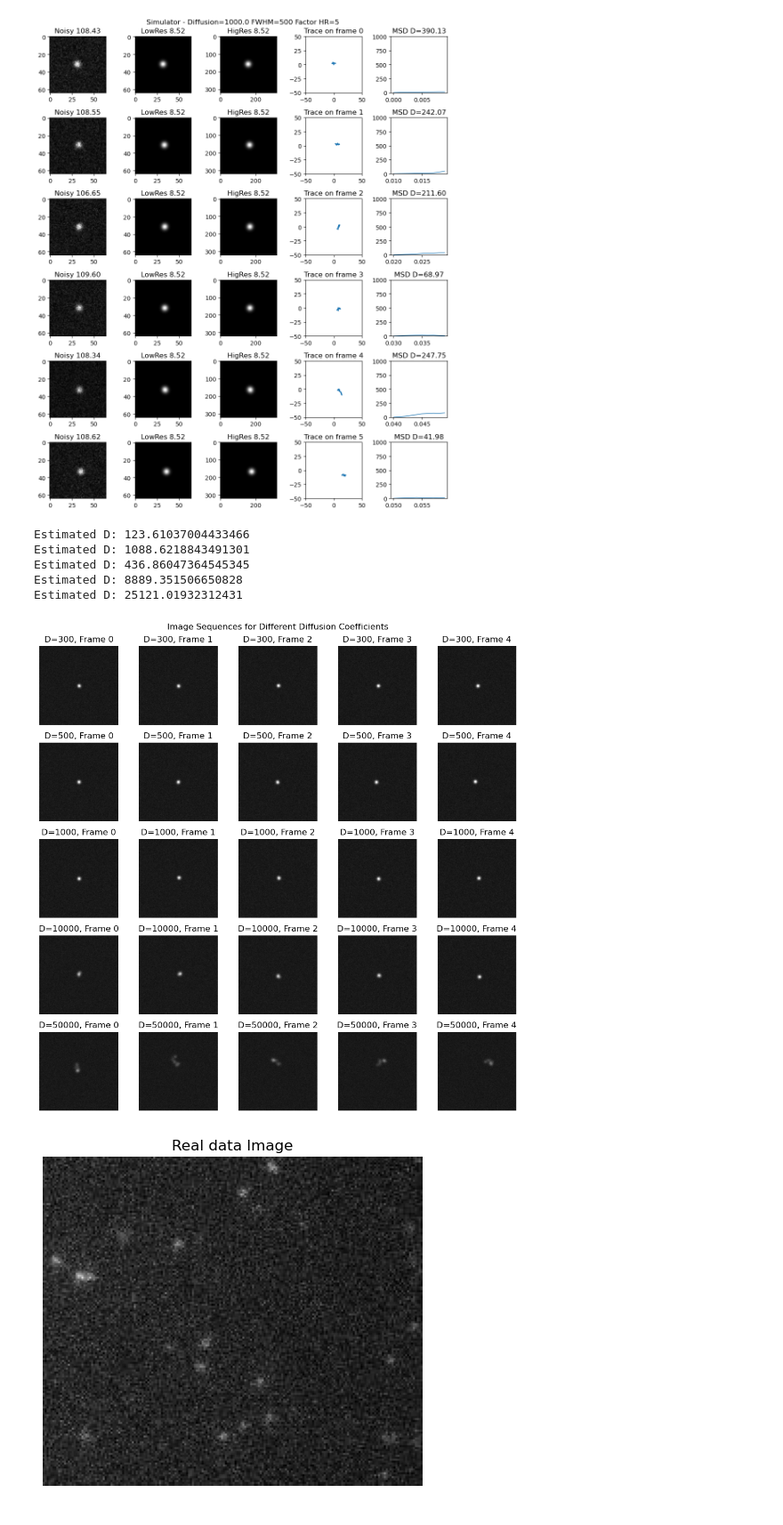
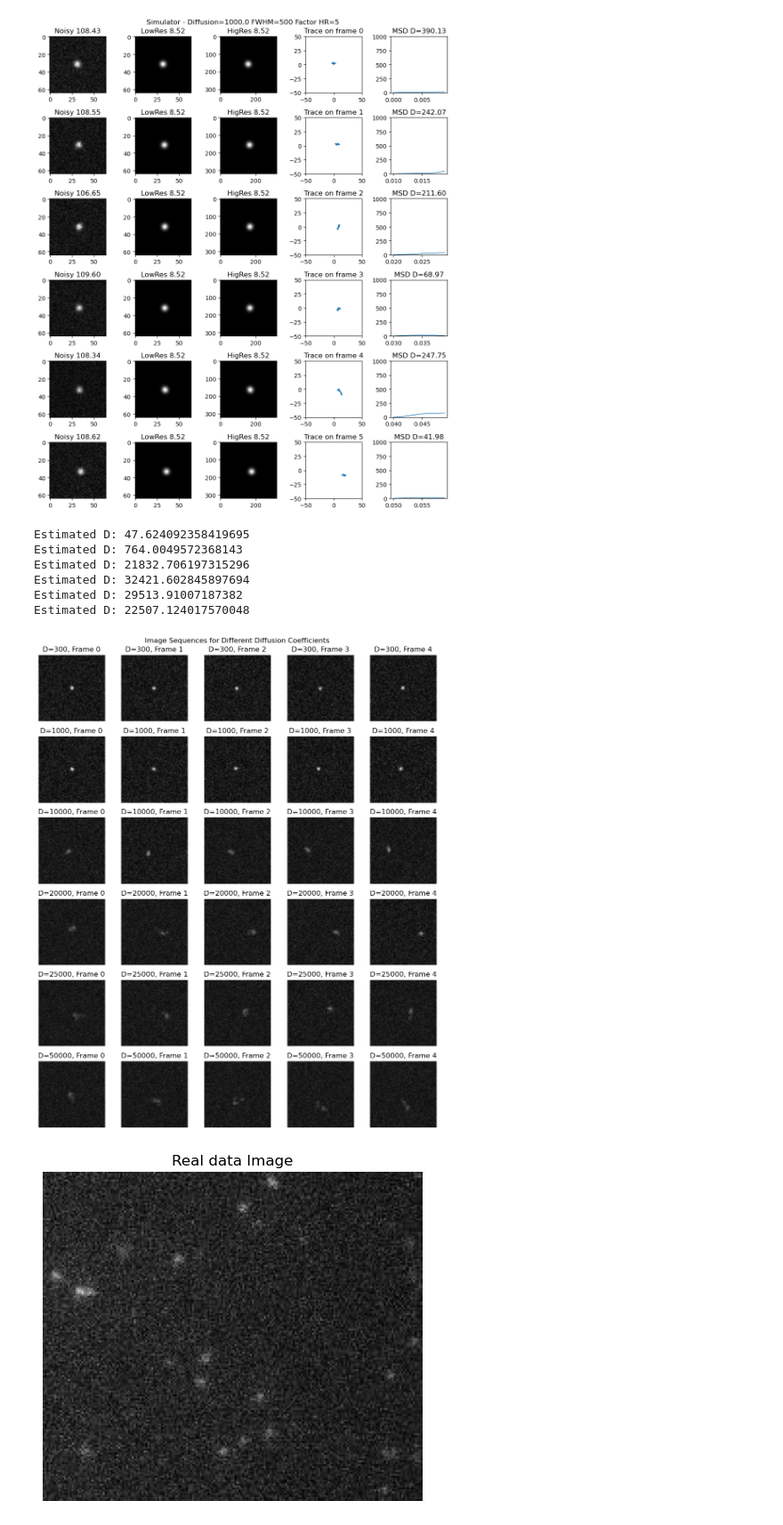
Before and after one commit to CS-433/ml-project-2-big-burger, a Jupyter notebook: image_creation_test.ipynb, the cells around one changed output. Shown at 89% size. Cells and saved outputs as stored; diff of their text form; code cells hidden in the pictures.

```diff
--- a/image_creation_test.ipynb
+++ b/image_creation_test.ipynb
@@ -421,14 +421,15 @@ Maximum intensity: 1107.00
 Mean intensity: 107.54
 [figure]
 # %%
-generateAndPlotMultipleDiffusionSequences([300,500,1000,10000,50000])
+generateAndPlotMultipleDiffusionSequences([300,1000,10000,20000,25000,50000])
 # %% [output]
-Estimated D: 123.61037004433466
-Estimated D: 1088.6218843491301
-Estimated D: 436.86047364545345
-Estimated D: 8889.351506650828
-Estimated D: 25121.01932312431
+Estimated D: 47.624092358419695
+Estimated D: 764.0049572368143
+Estimated D: 21832.706197315296
+Estimated D: 32421.602845897694
+Estimated D: 29513.91007187382
+Estimated D: 22507.124017570048
-[figure, old version]
+[figure, new version]
 # %%
 import matplotlib.pyplot as plt
 from skimage import io
```
Also changed, not shown: parts of 1 cell of this notebook.
